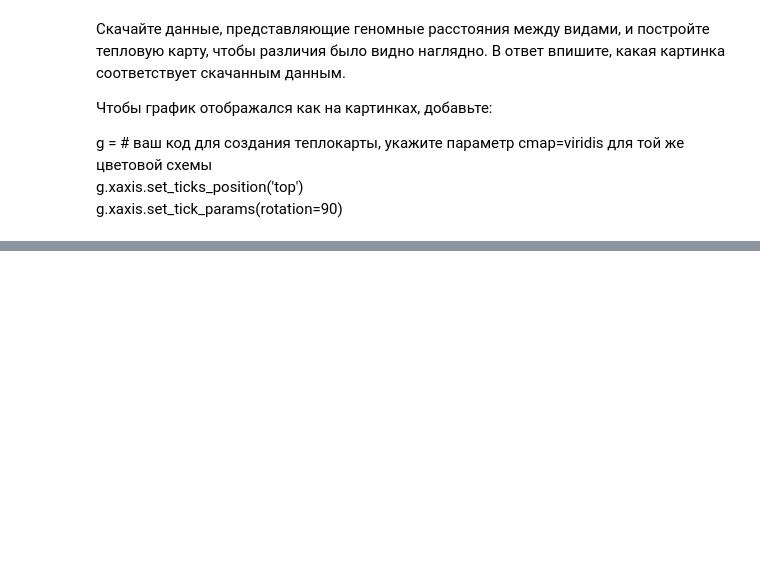
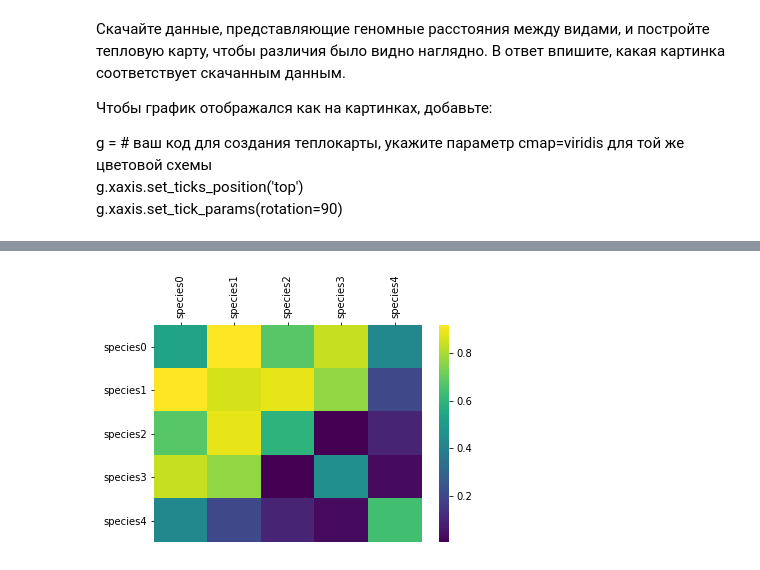
Before and after one commit to adrianoff/data_science_stepic, a Jupyter notebook: notebooks/1.7_visualization.ipynb, the cells around one changed output, grey strips where cells are left out. Saved outputs shown, nothing was run; the diff lists cells and outputs as text; code cells hidden in the pictures; blank space fills up the shorter version.

Commit message:
visualization

```diff
--- a/notebooks/1.7_visualization.ipynb
+++ b/notebooks/1.7_visualization.ipynb
@@ -112,3 +112,5 @@ df.plot.scatter(x='x', y='y')
 g = # ваш код для создания теплокарты, укажите параметр cmap=viridis для той же цветовой схемы<br/>
 g.xaxis.set_ticks_position('top')<br/>
 g.xaxis.set_tick_params(rotation=90)<br/>
+# %%
+df = pd.read_csv('https://stepik.org/media/attachments/course/4852/genome_matrix.csv', index_col=0)
@@ -114,0 +126,6 @@ g.xaxis.set_tick_params(rotation=90)<br/>
+# %%
+g = sb.heatmap(df, cmap='viridis')
+g.xaxis.set_ticks_position('top')
+g.xaxis.set_tick_params(rotation=90)
+# %% [output]
+[figure, added]
```
Also changed, not shown: parts of 5 cells of this notebook, 3 other files.
